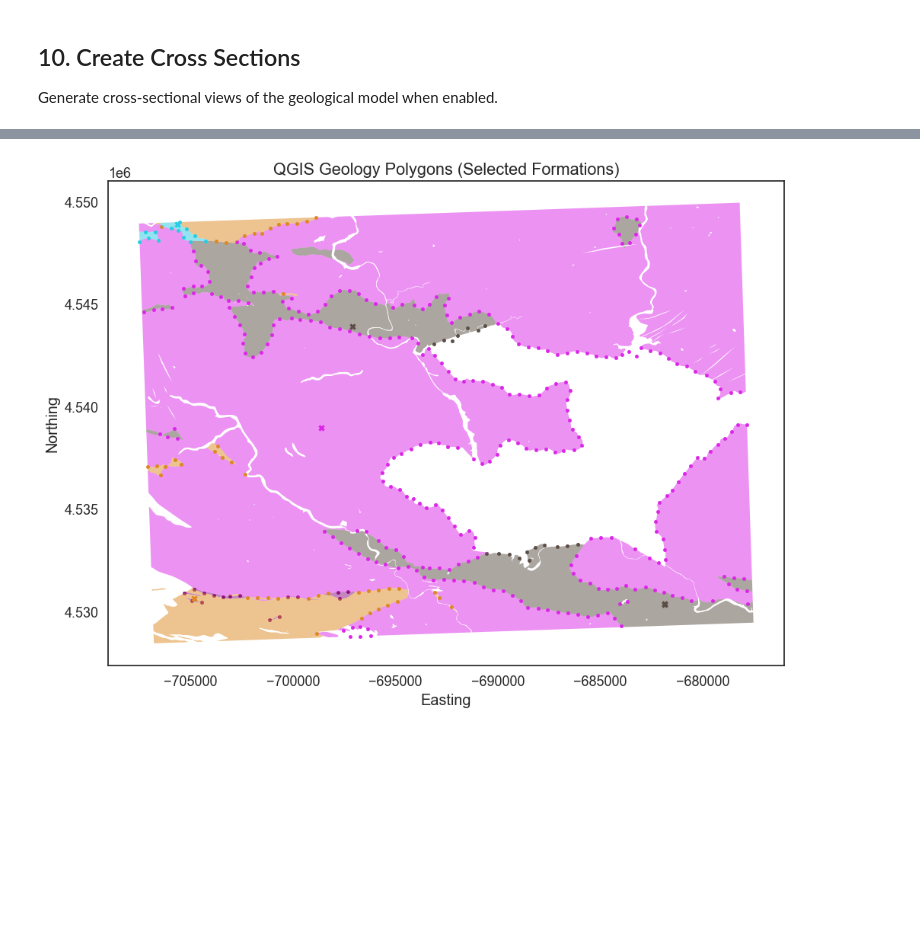
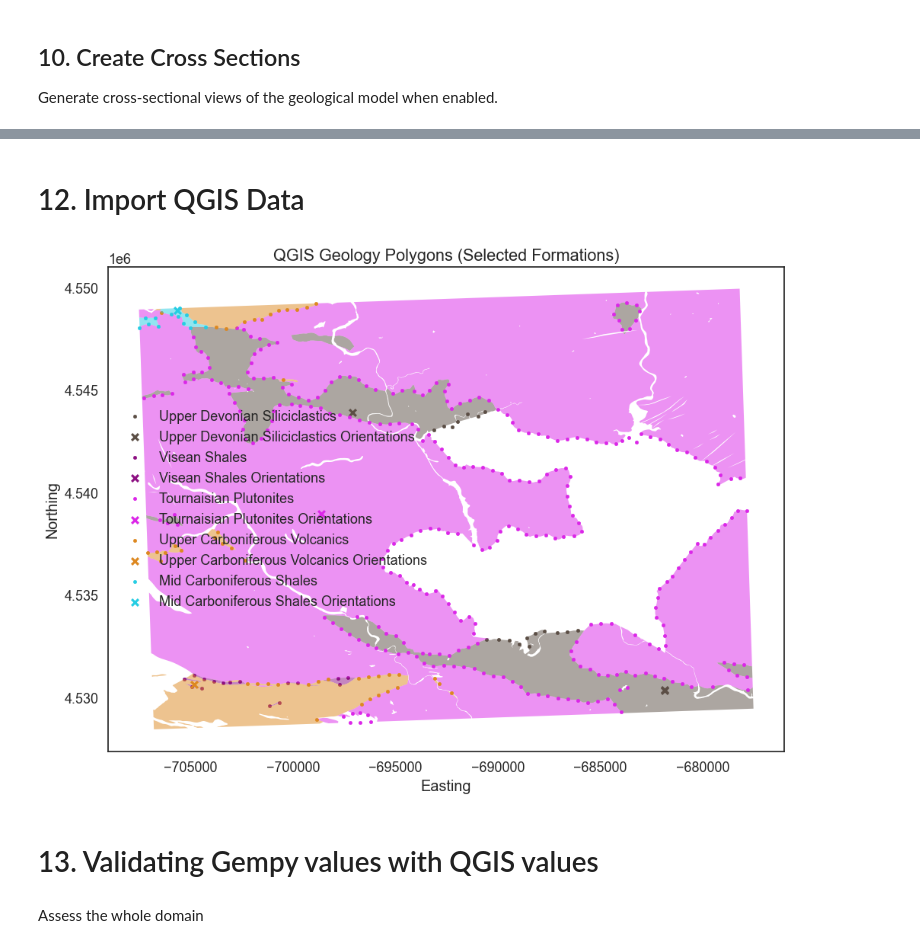
Before and after one commit to terranigma-solutions/Mineye-Terranigma, a Jupyter notebook: GeoModel/gempyModel.ipynb, the cells around one changed output, grey strips where cells are left out. Saved outputs shown, nothing was run; the diff lists cells and outputs as text; code cells hidden in the pictures; blank space fills up the shorter version.

```diff
--- a/GeoModel/gempyModel.ipynb
+++ b/GeoModel/gempyModel.ipynb
@@ -361,3 +340,5 @@ plt.show()
+# %% [markdown]
+# 12. Import QGIS Data
 # %%
 import geopandas as gpd
 
@@ -370,30 +351,33 @@ path_to_orientations = r"C:\Users\mrcon\OneDrive\Data B\School\GP2\Internship\Mi
 orientations_df = pd.read_csv(path_to_orientations, encoding='latin1', engine='python')
 
 gdf['GEOLOGY'] = gdf['GEOLOGY'].replace('Purple to multicolored shales and mudstones with radiolarian-rich beds – Purple shales','Visean Shales')
-
-
-formations = [
-    'Upper Devonian Siliciclastics',
-    'Visean Shales',
-    'Tournaisian Plutonites',
-    'Upper Carboniferous Volcanics',
-    'Mid Carboniferous Shales'
-]
-colors = ["#5B4E45", "#8D0F82FF","#DB26E8", "#DD8820", "#26CDE3"]
-
-fig, ax = plt.subplots(figsize=(10, 10))
-for formation, colour in zip(formations, colors):
-    gdf[gdf['GEOLOGY'] == formation].plot(ax=ax, color=colour, alpha=0.5)
-    ax.scatter(points_df[points_df['formation'] == formation]['X'], points_df[points_df['formation'] == formation]['Y'], color=colour, s=10, label=formation)
-    ax.scatter(orientations_df[orientations_df['formation'] == formation]['X'], orientations_df[orientations_df['formation'] == formation]['Y'], color=colour, s=20, marker='x', label=f"{formation} Orientations")
-
-
-ax.set_title('QGIS Geology Polygons (Selected Formations)')
-ax.set_xlabel('Easting')
-ax.set_ylabel('Northing')
-ax.set_aspect('equal')
-# ax.legend()
-plt.tight_layout()
-plt.show()
-# %% [output]
-[figure, removed]
+# %%
+formations = [
+    'Upper Devonian Siliciclastics',
+    'Visean Shales',
+    'Tournaisian Plutonites',
+    'Upper Carboniferous Volcanics',
+    'Mid Carboniferous Shales'
+]
+colors = ["#5B4E45", "#8D0F82FF","#DB26E8", "#DD8820", "#26CDE3"]
+
+fig, ax = plt.subplots(figsize=(10, 10))
+for formation, colour in zip(formations, colors):
+    gdf[gdf['GEOLOGY'] == formation].plot(ax=ax, color=colour, alpha=0.5)
+    ax.scatter(points_df[points_df['formation'] == formation]['X'], points_df[points_df['formation'] == formation]['Y'], color=colour, s=10, label=formation)
+    ax.scatter(orientations_df[orientations_df['formation'] == formation]['X'], orientations_df[orientations_df['formation'] == formation]['Y'], color=colour, s=40, marker='x', label=f"{formation} Orientations")
+
+
+ax.set_title('QGIS Geology Polygons (Selected Formations)')
+ax.set_xlabel('Easting')
+ax.set_ylabel('Northing')
+ax.set_aspect('equal')
+ax.legend()
+plt.tight_layout()
+plt.show()
+# %% [output]
+[figure, added]
+# %% [markdown]
+# 13. Validating Gempy values with QGIS values
+# %% [markdown]
+Assess the whole domain
```
Also changed, not shown: parts of 18 cells of this notebook.
